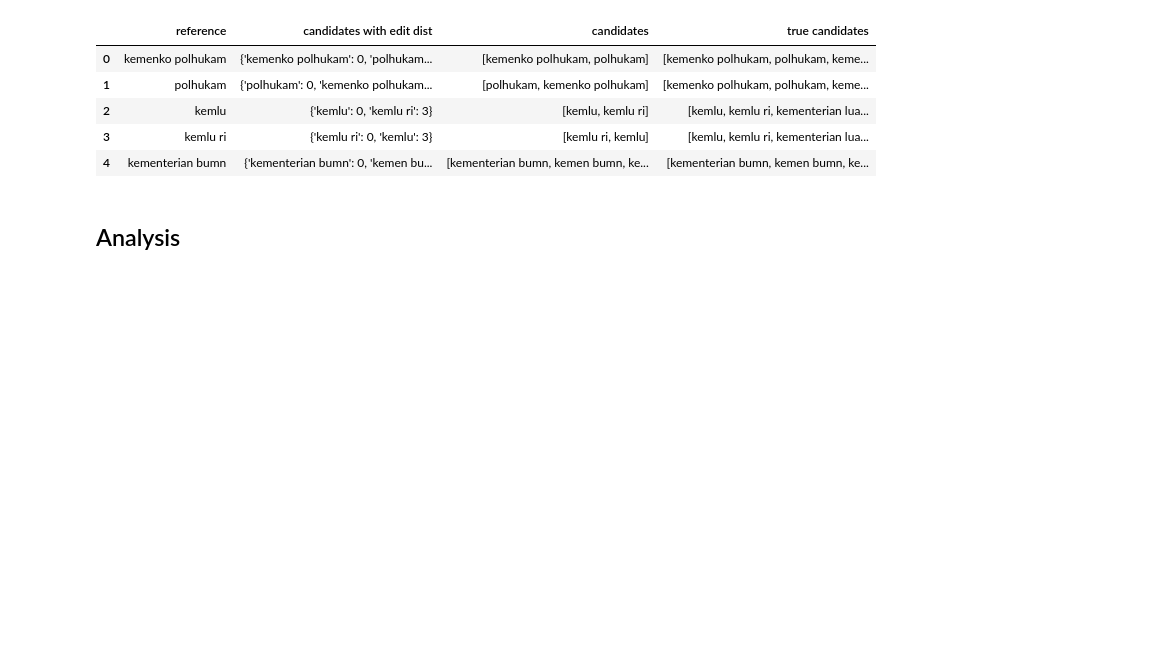
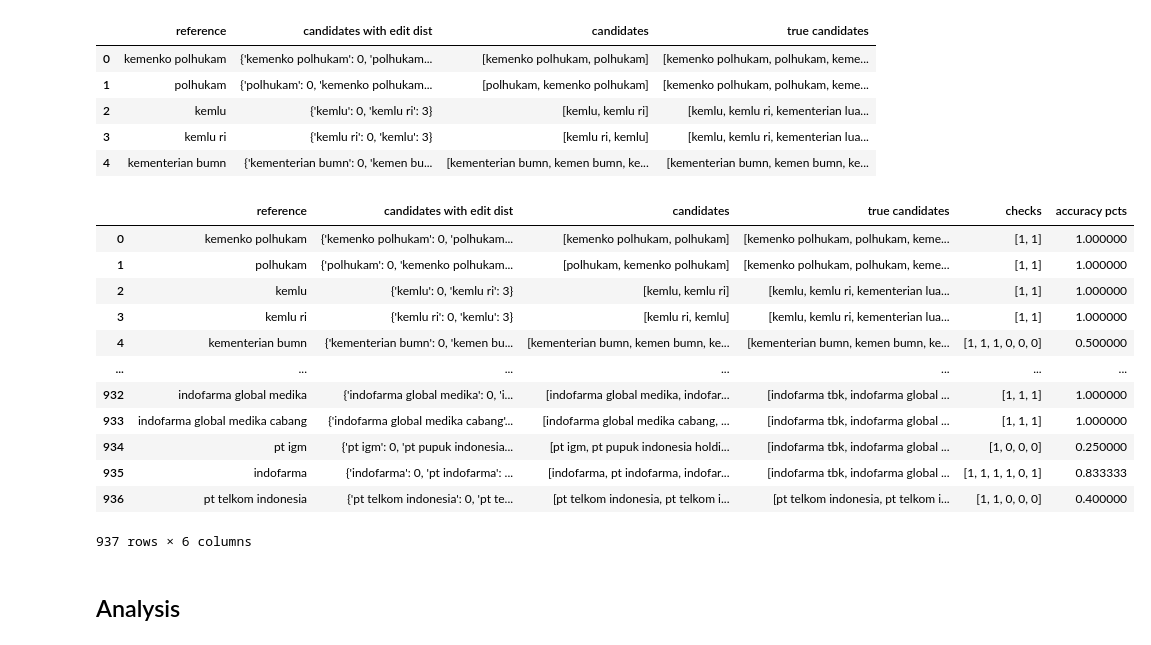
Before and after one commit to TheSecret3003/KPK-IE, a Jupyter notebook: string_distance_levenshtein/Evaluate String Dist. Model v1.ipynb, the cells around one changed output. Saved outputs shown, nothing was run; the diff lists cells and outputs as text; code cells hidden in the pictures; blank space fills up the shorter version.

```diff
--- a/string_distance_levenshtein/Evaluate String Dist. Model v1.ipynb
+++ b/string_distance_levenshtein/Evaluate String Dist. Model v1.ipynb
@@ -76,6 +92,22 @@ from evaluation import calc_accuracy_pct
 predictions = calc_accuracy_pct(predictions)
 # %%
 predictions.to_csv('./eval/performance_v1.csv')
+# %%
+predictions
+# %% [output]
+|  | reference | candidates with edit dist | candidates | true candidates | checks | accuracy pcts |
+| 0 | kemenko polhukam | {'kemenko polhukam': 0, 'polhukam... | [kemenko polhukam, polhukam] | [kemenko polhukam, polhukam, keme... | [1, 1] | 1.000000 |
+| 1 | polhukam | {'polhukam': 0, 'kemenko polhukam... | [polhukam, kemenko polhukam] | [kemenko polhukam, polhukam, keme... | [1, 1] | 1.000000 |
+| 2 | kemlu | {'kemlu': 0, 'kemlu ri': 3} | [kemlu, kemlu ri] | [kemlu, kemlu ri, kementerian lua... | [1, 1] | 1.000000 |
+| 3 | kemlu ri | {'kemlu ri': 0, 'kemlu': 3} | [kemlu ri, kemlu] | [kemlu, kemlu ri, kementerian lua... | [1, 1] | 1.000000 |
+| 4 | kementerian bumn | {'kementerian bumn': 0, 'kemen bu... | [kementerian bumn, kemen bumn, ke... | [kementerian bumn, kemen bumn, ke... | [1, 1, 1, 0, 0, 0] | 0.500000 |
+| ... | ... | ... | ... | ... | ... | ... |
+| 932 | indofarma global medika | {'indofarma global medika': 0, 'i... | [indofarma global medika, indofar... | [indofarma tbk, indofarma global ... | [1, 1, 1] | 1.000000 |
+| 933 | indofarma global medika cabang | {'indofarma global medika cabang'... | [indofarma global medika cabang, ... | [indofarma tbk, indofarma global ... | [1, 1, 1] | 1.000000 |
+| 934 | pt igm | {'pt igm': 0, 'pt pupuk indonesia... | [pt igm, pt pupuk indonesia holdi... | [indofarma tbk, indofarma global ... | [1, 0, 0, 0] | 0.250000 |
+| 935 | indofarma | {'indofarma': 0, 'pt indofarma': ... | [indofarma, pt indofarma, indofar... | [indofarma tbk, indofarma global ... | [1, 1, 1, 1, 0, 1] | 0.833333 |
+| 936 | pt telkom indonesia | {'pt telkom indonesia': 0, 'pt te... | [pt telkom indonesia, pt telkom i... | [pt telkom indonesia, pt telkom i... | [1, 1, 0, 0, 0] | 0.400000 |
+937 rows × 6 columns
 # %% [markdown]
 ## Analysis
 # %%
```
Also changed, not shown: parts of 1 cell of this notebook.
